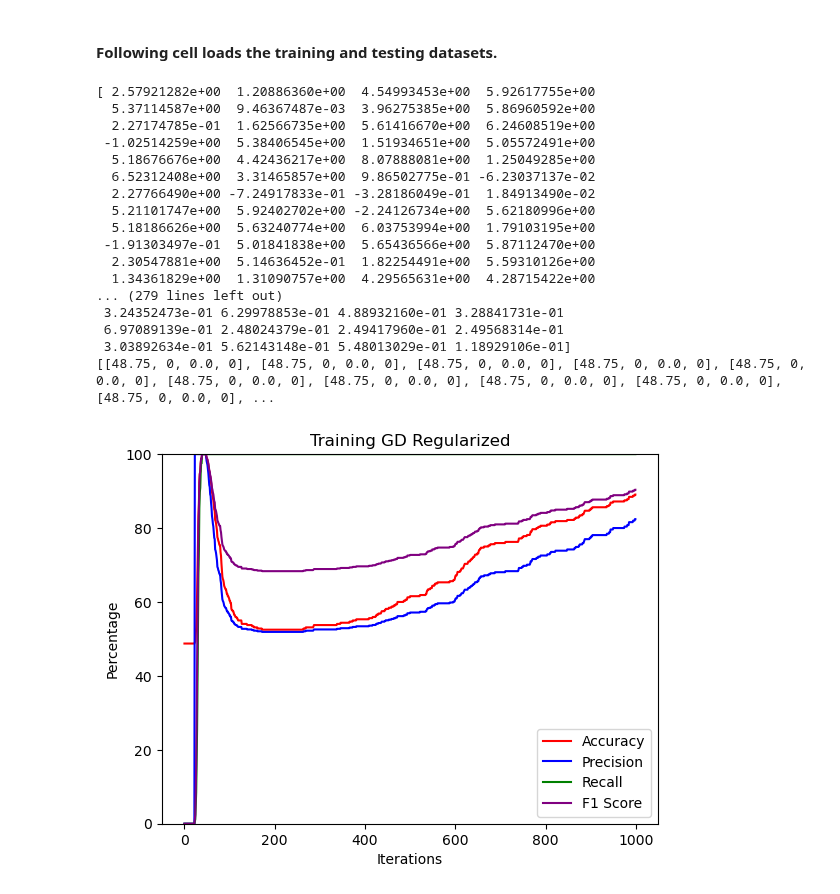
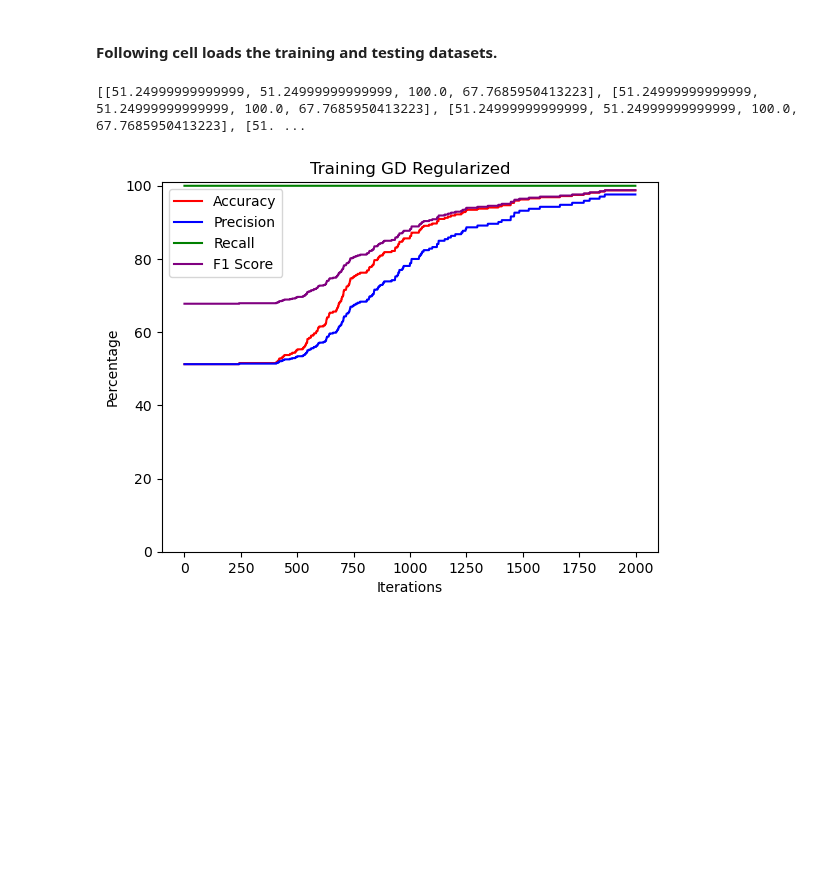
Before and after one commit to MustafaKrc/LFD24, a Jupyter notebook: Binary Linear Classification with Logistic Regression and Perceptron (With SGD)/Homework-3.ipynb, the cells around one changed output. Cells and saved outputs as stored; diff of their text form; code cells hidden in the pictures; blank space fills up the shorter version.

```diff
--- a/Binary Linear Classification with Logistic Regression and Perceptron (With SGD)/Homework-3.ipynb
+++ b/Binary Linear Classification with Logistic Regression and Perceptron (With SGD)/Homework-3.ipynb
@@ -236,7 +236,7 @@ def plotMetrics(metrics, x_label, y_label, title):
     plt.xlabel(x_label)
     plt.ylabel(y_label)
     plt.title(title)
-    plt.ylim([0,100])
+    plt.ylim([0,101])
 
     colors = ['red', 'blue', 'green', 'purple']
     accuracy, precision, recall, f1 = np.transpose(metrics)
@@ -736,54 +727,33 @@ with open('HW2_Q2_2.npy', 'rb') as f:
 # -Construct a Perceptron model for binary classification where targets      #
 # are -1 or +1.                                                              #
 # -Train your model with fit_gd_regularized() method which implements GD     #
 # algorithm on regularized cost function. The purpose is preventing feature  #
 # toucing weights to grow larger. Implement hyperparameter                   #
 # search for learning rate, weight initialization, and regularization        #
 # parameter lambda. Plot training and test accuracies.                       #
 # -Report performance in terms of accuracy, recall, precision, and F-1 scores#
 ##############################################################################
 from data_utils import MinMaxScaler
 from SoftmaxPerceptron import SoftmaxPerceptron
 
 scaler = MinMaxScaler(min_limit=0, max_limit=1)
 scaler.fit(X_train)
 x_train_scaled = scaler.transform(X_train)
-for i in X_train:
-    print(i)
-
-for i in x_train_scaled:
-    print(i)
 x_test_scaled = scaler.transform(X_test)
 
 #weight = np.random.randn(1, x_train_scaled.shape[0] + 1) * 0.02
 weight = np.random.randn(x_train_scaled.shape[0] + 1, 1) * 0.02
-model = SoftmaxPerceptron(weight)
+model = SoftmaxPerceptron(weight, max_iter = 2000)
 regularization_strength = 0.1
 metrics = model.fit_gd_regularized(x_train_scaled, y_train, regularization_strength)
 print(metrics)
 
 plotMetrics(metrics, 'Iterations', 'Percentage', 'Training GD Regularized')
 
 
 ##############################################################################
 #                             END OF YOUR CODE                               #
 ##############################################################################
 # %% [output]
-[ 2.57921282e+00  1.20886360e+00  4.54993453e+00  5.92617755e+00
-  5.37114587e+00  9.46367487e-03  3.96275385e+00  5.86960592e+00
-  2.27174785e-01  1.62566735e+00  5.61416670e+00  6.24608519e+00
- -1.02514259e+00  5.38406545e+00  1.51934651e+00  5.05572491e+00
-  5.18676676e+00  4.42436217e+00  8.07888081e+00  1.25049285e+00
-  6.52312408e+00  3.31465857e+00  9.86502775e-01 -6.23037137e-02
-  2.27766490e+00 -7.24917833e-01 -3.28186049e-01  1.84913490e-02
-  5.21101747e+00  5.92402702e+00 -2.24126734e+00  5.62180996e+00
-  5.18186626e+00  5.63240774e+00  6.03753994e+00  1.79103195e+00
- -1.91303497e-01  5.01841838e+00  5.65436566e+00  5.87112470e+00
-  2.30547881e+00  5.14636452e-01  1.82254491e+00  5.59310126e+00
-  1.34361829e+00  1.31090757e+00  4.29565631e+00  4.28715422e+00
-... (279 lines left out)
- 3.24352473e-01 6.29978853e-01 4.88932160e-01 3.28841731e-01
- 6.97089139e-01 2.48024379e-01 2.49417960e-01 2.49568314e-01
- 3.03892634e-01 5.62143148e-01 5.48013029e-01 1.18929106e-01]
-[[48.75, 0, 0.0, 0], [48.75, 0, 0.0, 0], [48.75, 0, 0.0, 0], [48.75, 0, 0.0, 0], [48.75, 0, 0.0, 0], [48.75, 0, 0.0, 0], [48.75, 0, 0.0, 0], [48.75, 0, 0.0, 0], [48.75, 0, 0.0, 0], [48.75, 0, 0.0, 0], ...
+[[51.24999999999999, 51.24999999999999, 100.0, 67.7685950413223], [51.24999999999999, 51.24999999999999, 100.0, 67.7685950413223], [51.24999999999999, 51.24999999999999, 100.0, 67.7685950413223], [51. ...
-[figure, old version]
+[figure, new version]
```
Also changed, not shown: parts of 4 cells of this notebook, 2 other files.
